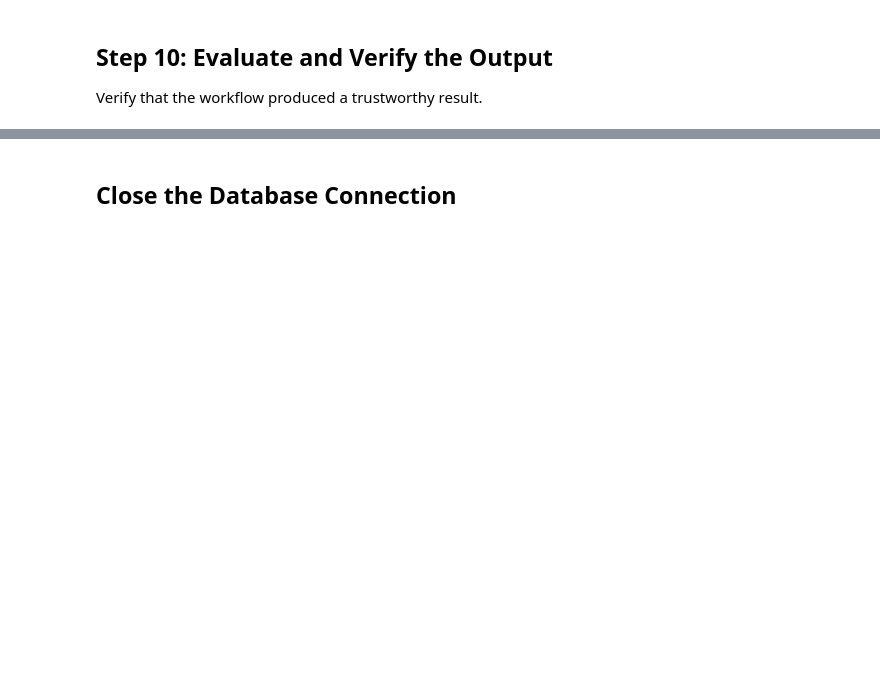
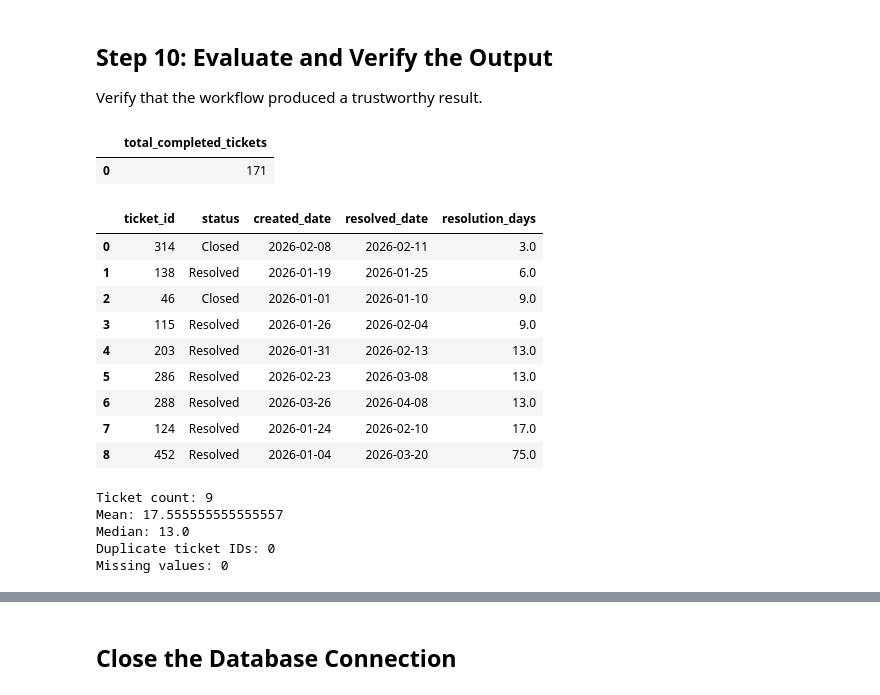
Before and after one commit to janbalangue/SQL-to-Python-Cloud-Notebook-Workflow, a Jupyter notebook: sql_modern_workflows_lab.ipynb, the cells around one changed output, grey strips where cells are left out. Saved outputs shown, nothing was run; the diff lists cells and outputs as text; code cells hidden in the pictures; blank space fills up the shorter version.

```diff
--- a/sql_modern_workflows_lab.ipynb
+++ b/sql_modern_workflows_lab.ipynb
@@ -286,45 +400,74 @@ Verify that the workflow produced a trustworthy result.
 # %%
 # Verify
 
-# Verify the number of Q1 2026 resolved tickets
+# Verify the number of completed tickets created during Q1 2026
 q1_count = pd.read_sql_query("""
-SELECT COUNT(*) AS resolved_ticket_count
+SELECT COUNT(*) AS total_completed_tickets
 FROM tickets
-WHERE status = 'Resolved'
-  AND resolved_date >= '2026-01-01'
-  AND resolved_date < '2026-04-01';
+WHERE status IN ('Resolved', 'Closed')
+  AND created_date >= '2026-01-01'
+  AND created_date < '2026-04-01'
+  AND resolved_date IS NOT NULL;
 """, conn)
 
 display(q1_count)
 
 # Inspect the category/team combination with the highest average
 verification_df = pd.read_sql_query("""
 SELECT
     t.ticket_id,
+    t.status,
     t.created_date,
     t.resolved_date,
     ROUND(
-        (julianday(t.resolved_date) - julianday(t.created_date)) * 24,
+        julianday(t.resolved_date) - julianday(t.created_date),
         2
-    ) AS resolution_hours
+    ) AS resolution_days
 FROM tickets AS t
 JOIN ticket_categories AS c
     ON t.category_id = c.category_id
 JOIN teams AS tm
     ON t.team_id = tm.team_id
-WHERE t.status = 'Resolved'
-  AND t.resolved_date >= '2026-01-01'
-  AND t.resolved_date < '2026-04-01'
+WHERE t.status IN ('Resolved', 'Closed')
+  AND t.created_date >= '2026-01-01'
+  AND t.created_date < '2026-04-01'
+  AND t.resolved_date IS NOT NULL
   AND c.category_name = 'API Integration'
   AND tm.team_name = 'Enterprise Support'
-ORDER BY resolution_hours;
+ORDER BY resolution_days;
 """, conn)
 
 display(verification_df)
 
 print("Ticket count:", len(verification_df))
-print("Mean:", verification_df["resolution_hours"].mean())
-print("Median:", verification_df["resolution_hours"].median())
+print("Mean:", verification_df["resolution_days"].mean())
+print("Median:", verification_df["resolution_days"].median())
+print(
+    "Duplicate ticket IDs:",
+    verification_df["ticket_id"].duplicated().sum()
+)
+print(
+    "Missing values:",
+    verification_df.isna().sum().sum()
+)
+# %% [output]
+|  | total_completed_tickets |
+| 0 | 171 |
+|  | ticket_id | status | created_date | resolved_date | resolution_days |
+| 0 | 314 | Closed | 2026-02-08 | 2026-02-11 | 3.0 |
+| 1 | 138 | Resolved | 2026-01-19 | 2026-01-25 | 6.0 |
+| 2 | 46 | Closed | 2026-01-01 | 2026-01-10 | 9.0 |
+| 3 | 115 | Resolved | 2026-01-26 | 2026-02-04 | 9.0 |
+| 4 | 203 | Resolved | 2026-01-31 | 2026-02-13 | 13.0 |
+| 5 | 286 | Resolved | 2026-02-23 | 2026-03-08 | 13.0 |
+| 6 | 288 | Resolved | 2026-03-26 | 2026-04-08 | 13.0 |
+| 7 | 124 | Resolved | 2026-01-24 | 2026-02-10 | 17.0 |
+| 8 | 452 | Resolved | 2026-01-04 | 2026-03-20 | 75.0 |
+Ticket count: 9
+Mean: 17.555555555555557
+Median: 13.0
+Duplicate ticket IDs: 0
+Missing values: 0
 # %% [markdown]
 ### Verification Notes
 
```
Also changed, not shown: parts of 15 cells of this notebook.
